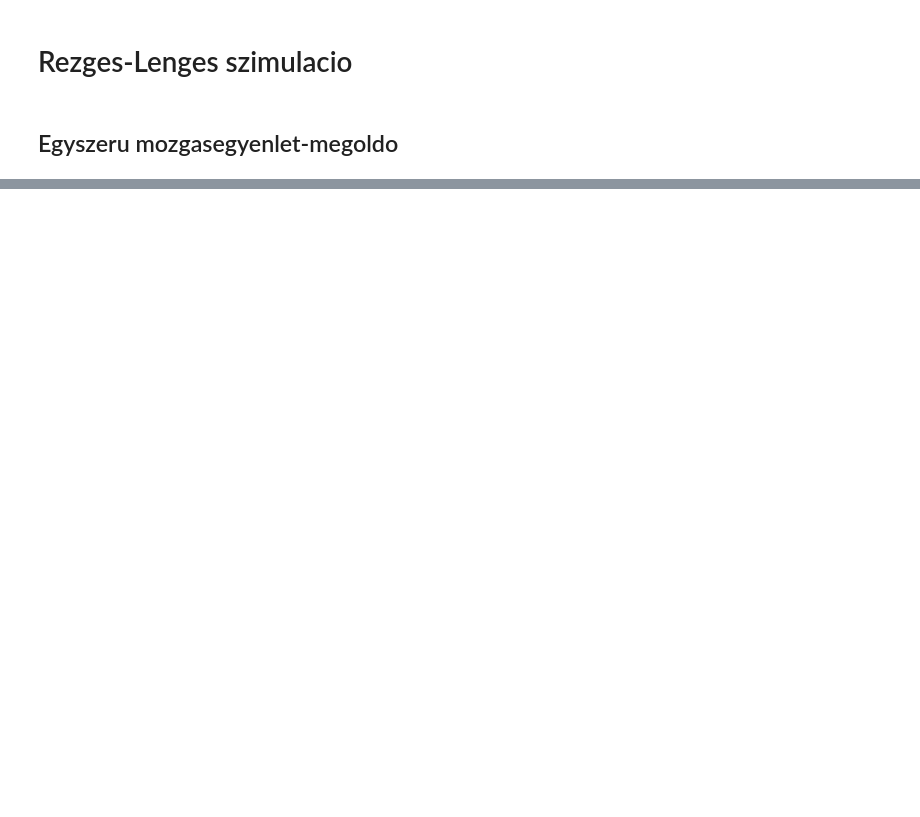
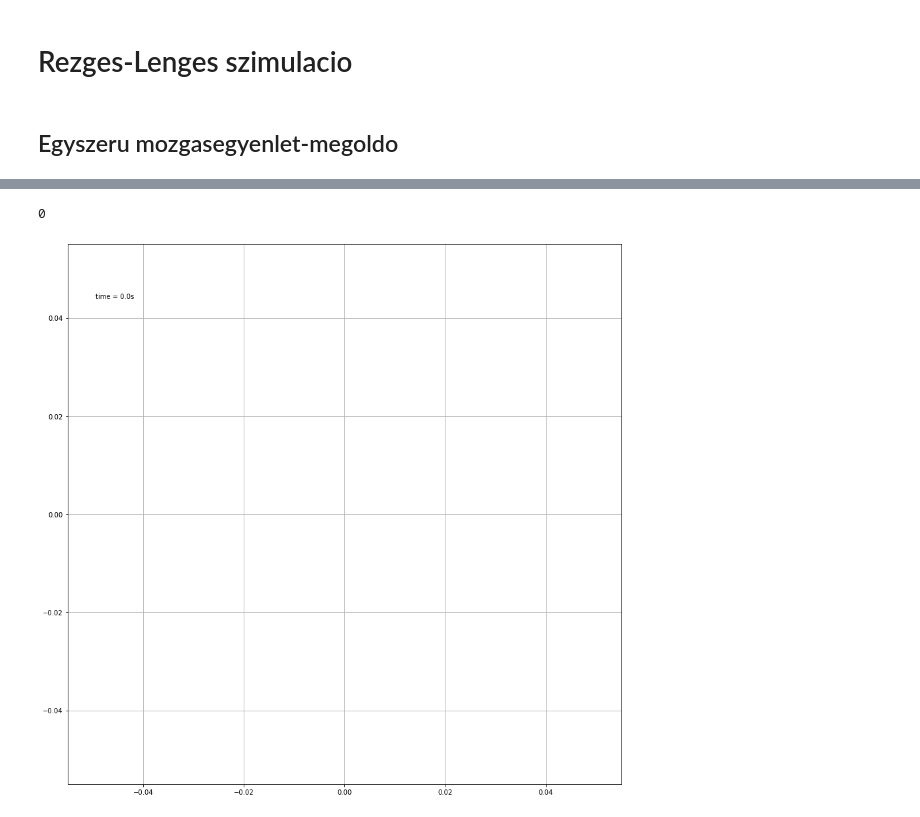
Before and after one commit to Pecneb/Physics, a Jupyter notebook: jupyter_python/rezgomozgasok/rezges-lenges_PeterBenceX89O8X.ipynb, the cells around one changed output, grey strips where cells are left out. Drawn from its saved outputs; the diff is of its cells as text; code cells hidden in the pictures; blank space fills up the shorter version.

```diff
--- a/jupyter_python/rezgomozgasok/rezges-lenges_PeterBenceX89O8X.ipynb
+++ b/jupyter_python/rezgomozgasok/rezges-lenges_PeterBenceX89O8X.ipynb
@@ -109,0 +111,23 @@ Text(0.5, 0, 'z')
+# %%
+#3D anim
+history_len = x_arr.shape[0]
+fig3 = plt.figure(figsize=(15,15))
+axf3 = fig3.add_subplot()
+axf3.grid()
+
+line, = axf3.plot([], [], '.-', lw=1, ms=2)
+time_template = 'time = %.1fs'
+time_text = axf3.text(0.05, 0.9, '', transform=axf3.transAxes)
+
+def animate(i, x, z):
+    line.set_data(x[:i], z[:i])
+    print(i)
+    time_text.set_text(time_template % (i*dt))
+    return line, time_text
+
+ani = animation.FuncAnimation(
+    fig3, animate, fargs=(x_arr[:,0], x_arr[:,2]),
+    interval=dt, blit=True)
+# %% [output]
+0
+[figure, added]
```
Also changed, not shown: parts of 4 cells of this notebook, 2 other files.
